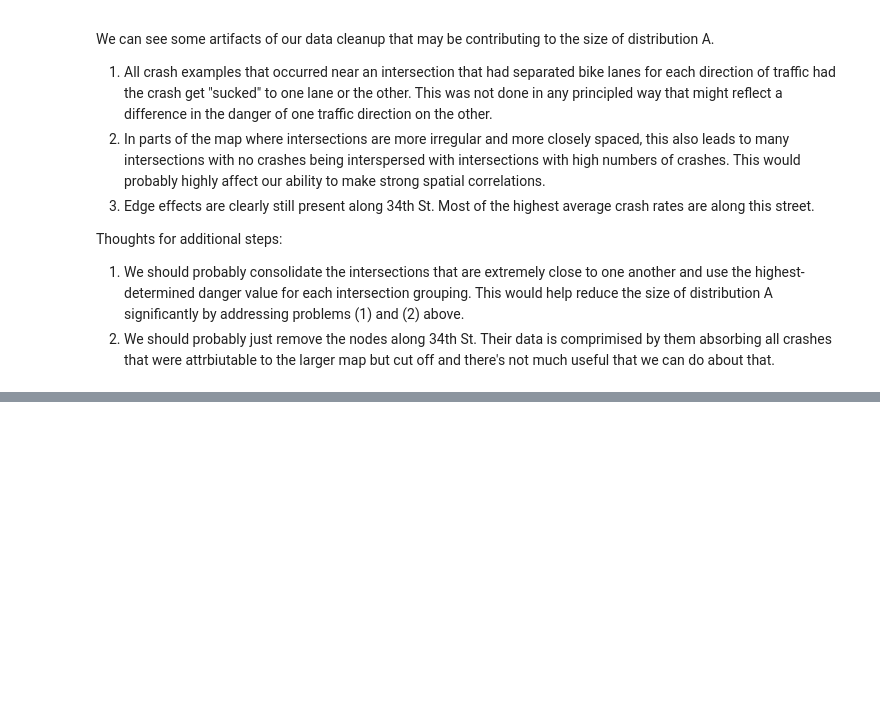
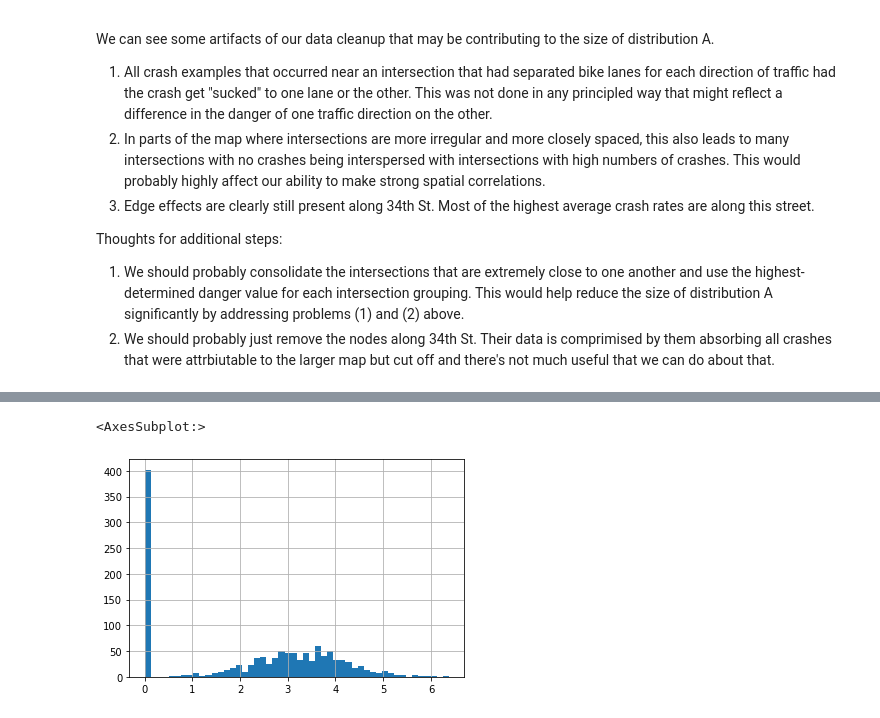
Before and after one commit to clyman23/spoke, a Jupyter notebook: notebooks/maxdumas/danger-metric-exploration.ipynb, the cells around one changed output, grey strips where cells are left out. Cells and saved outputs as stored; diff of their text form; code cells hidden in the pictures; blank space fills up the shorter version.

Commit message:
Add code for consolidating the danger metric and whatnot

```diff
--- a/notebooks/maxdumas/danger-metric-exploration.ipynb
+++ b/notebooks/maxdumas/danger-metric-exploration.ipynb
@@ -27,7 +29,7 @@ ox.plot_graph(G)
 # %% [markdown]
 Cool. Now that we have these two datasets, let's try displaying the average number of crashes for each node.
 # %%
-crash_avg_by_node = crash_df.set_index('NODE_ID')['CRASH_AVG']
+crash_avg_by_node = crash_df['CRASH_AVG']
 
 def saturate_nodes(G, s):
     for node_id in G.nodes:
@@ -168,0 +190,28 @@ Thoughts for additional steps:
+# %%
+# For each new node, look up all of the original nodes and find their danger metric value. Take the maxmimum danger metric value of all of those nodes.
+import re
+def normalize_id_format(ids):
+    if isinstance(ids, str):
+        # If the mapping is one-to-many, then the old IDs come in as a stringified array. We convert it to a list of ints.
+        return list(map(int, re.sub(r'[\[\]]', '', ids).split(', ')))
+    else:
+        # If the mapping is one-to-one, it comes in as a single int. We wrap it in a list.
+        return [ids]
+
+def get_consolidated_danger_by_node(new_node_id, old_node_ids):
+    return danger_by_node.loc[old_node_ids].max()
+
+def map_ids(new_node_id, old_node_ids):
+    old_node_ids = normalize_id_format(old_node_ids)
+
+    return {
+        'DANGER': get_consolidated_danger_by_node(new_node_id, old_node_ids),
+        'OLD_NODE_IDS': old_node_ids,
+    }
+
+consolidated_danger_df = pd.DataFrame((map_ids(a, b) for a, b in nx.get_node_attributes(Gp, 'osmid_original').items()), index=Gp.nodes)
+# %%
+consolidated_danger_df.DANGER.hist(bins=50)
+# %% [output]
+<AxesSubplot:>
+[figure, added]
```
Also changed, not shown: parts of 10 cells of this notebook, 1 other file.
